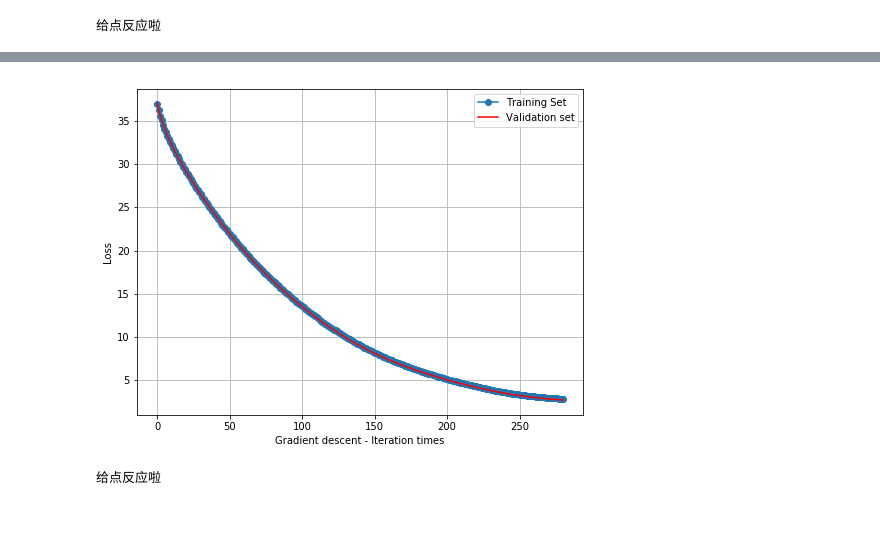
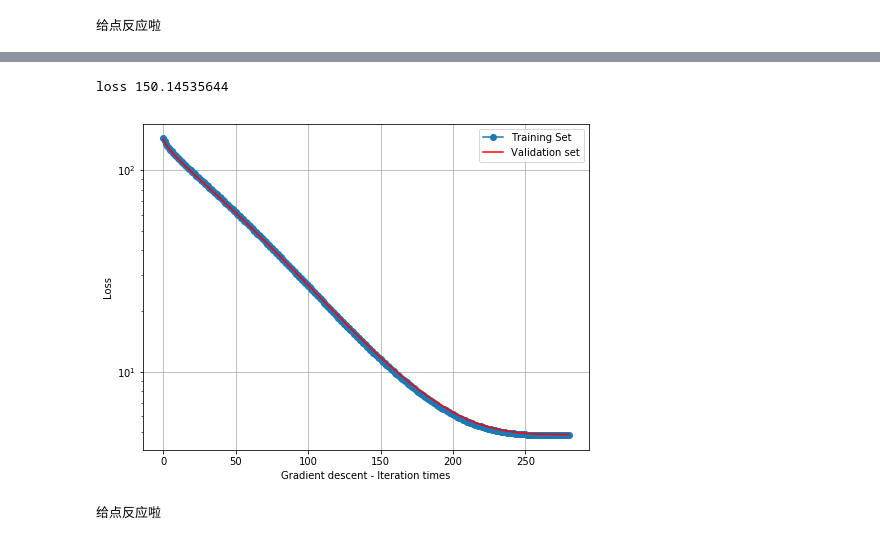
Before and after one commit to wenchen4321/ML2017-lab-02, a Jupyter notebook: ClassificationExperiment.ipynb, the cells around one changed output, grey strips where cells are left out. Cells and saved outputs as stored; diff of their text form; code cells hidden in the pictures.

```diff
--- a/ClassificationExperiment.ipynb
+++ b/ClassificationExperiment.ipynb
@@ -242,18 +243,21 @@ def RMSProp(aa,w,X_train,y_train,batch,cache):
             #w[i] -= gradient_aver * aa
     return w,cache
 def SVM_RMAProp(options):
-    X, y = get_data()
-	# 将原训练集再切分为2:1的更小训练集和验证集
-    X_train, X_val, y_train, y_val = train_test_split(X, y, test_size=0.33, random_state=42)
+    X_train, y_train = get_data()
+    X_test, y_test = get_testdata()
+    X_train = X_train.todense()
+    X_test= X_test.todense()
+    X_test=add_bias(X_test)#
+    n = 123
 	# 初始化参数的三种方式，共有13个属性，即13个系数
 	# b = 0
     b = random.random()
     if options == 1:
-        w = [0] * 14
+        w = [0] * n
     elif options == 2:
-        w = np.random.rand(14)
+        w = np.random.rand(n)
     else:
-        w = np.random.randn(14)
+        w = np.random.randn(n)
 	# w_sum = sum(w)
 	# w = [w[i]/w_sum for i in range(14)]
 	# print w
@@ -262,13 +266,10 @@ def SVM_RMAProp(options):
 	# a = 0.16
 	# 学习步长为aa
     aa = 0.01
-    n = 14
-    X_train = X_train.todense()
-    X_val = X_val.todense()
     X_size = len(X_train)
-    X_val_size = len(X_val)
+    X_val_size = len(X_test)
     loss = sum([w[i] ** 2 for i in range(n)]) + 1.0 / X_size * sum([max(0, 1 - y_train[i] * f(X_train[i, :], w, b)) for i in range(X_size)])
-	# print loss
+    print ("loss",loss)
     #w=[0]*n
     cnt = 0
     train_loss = []
@@ -282,13 +283,10 @@ def SVM_RMAProp(options):
         w,cache=RMSProp(aa,w,X_train,y_train,batch,cache)
 		# print cal_accuracy(w, b, X_train, y_train)
         new_loss = sum([w[i] ** 2 for i in range(n)]) + 1.0 / X_size * sum([max(0, 1 - y_train[i] * f(X_train[i, :], w, b)) for i in range(X_size)])
-        v_loss = sum([w[i] ** 2 for i in range(n)]) + 1.0 / X_val_size * sum([max(0, 1 - y_val[i] * f(X_val[i, :], w, b)) for i in range(X_val_size)])
+        v_loss = sum([w[i] ** 2 for i in range(n)]) + 1.0 / X_val_size * sum([max(0, 1 - y_test[i] * f(X_test[i, :], w, b)) for i in range(X_val_size)])
         if abs(loss - new_loss) > 0.000001:
             loss = new_loss
         else:
-            print("loss",loss)
-            print("loss",new_loss)
-            print("cnt",cnt)
             break
         train_loss.append(loss)
         val_loss.append(v_loss)
@@ -301,12 +299,14 @@ def SVM_RMAProp(options):
             break
     plt.figure(figsize=(8,6))
     plt.xlabel('Gradient descent - Iteration times')
+    plt.yscale('log')
     plt.ylabel('Loss')
     plt.plot(range(cnt), train_loss, 'o-', label=u"Training Set")
     plt.plot(range(cnt), val_loss, 'r-', label=u"Validation set")
     plt.legend()
     plt.grid()
     plt.show()
+    return val_loss,cnt
 print("给点反应啦")
 # %% [output]
 给点反应啦
@@ -321,7 +313,10 @@ SVM_RMAProp(2)
-# %%
-SVM_RMAProp(3)
-# %% [output]
-[figure, removed]
+# %%
+RMAProp_loss=[]
+RMAProp_cnt=0
+RMAProp_loss,RMAProp_cnt=SVM_RMAProp(3)
+# %% [output]
+loss 150.14535644
+[figure, added]
 # %%
 import math
 def AdaDelta(aa,w,X_train,y_train,batch,cache,t):
```
Also changed, not shown: parts of 18 cells of this notebook.
